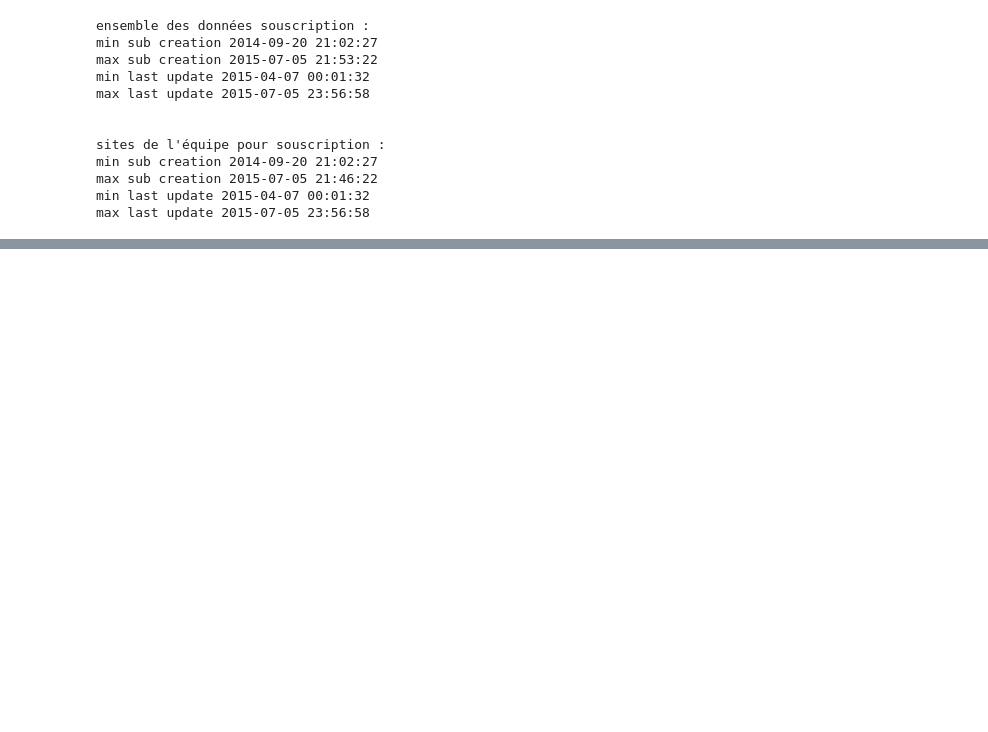
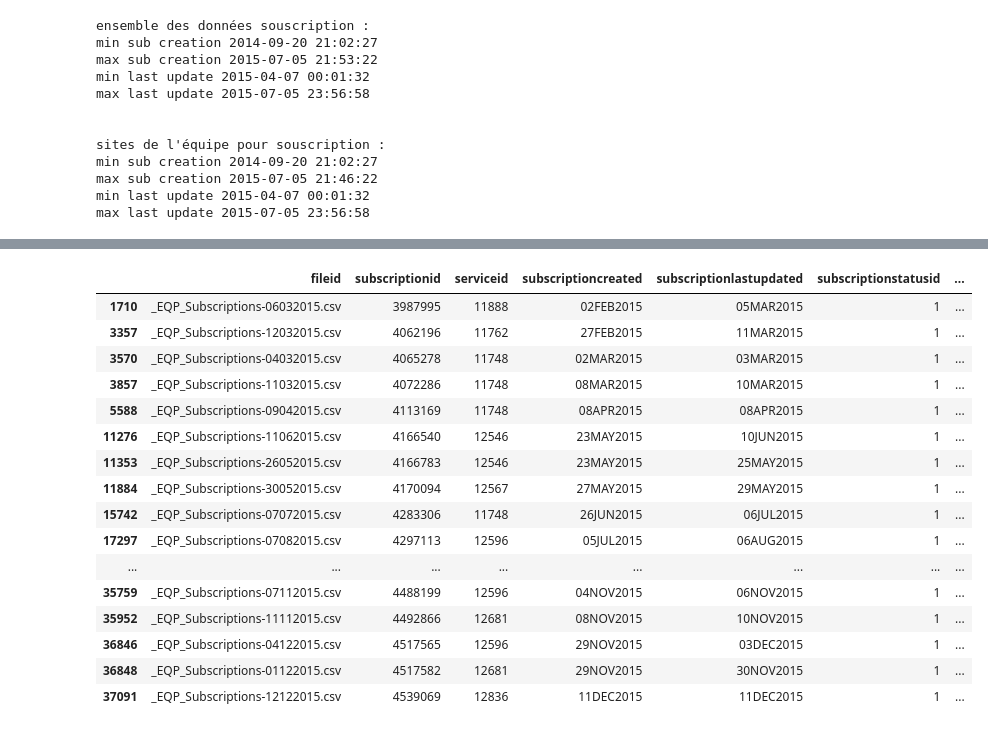
Before and after one commit to amauryfournier/L_Equipe, a Jupyter notebook: L_Equipe_nettoyage_data.ipynb, the cells around one changed output, grey strips where cells are left out. Drawn from its saved outputs; the diff is of its cells as text; code cells hidden in the pictures; blank space fills up the shorter version.

```diff
--- a/L_Equipe_nettoyage_data.ipynb
+++ b/L_Equipe_nettoyage_data.ipynb
@@ -1201,0 +1248,22 @@ max last update 2015-07-05 23:56:58
+# %%
+dftest = dftest.drop_duplicates(['subscriptionid'])
+# %%
+dftest.loc[((dftest.subscriptionstatusid ==1) & (dftest.type_promo == 'Avec Promo'))]
+# %% [output]
+|  | fileid | subscriptionid | serviceid | subscriptioncreated | subscriptionlastupdated | subscriptionstatusid | ... |
+| 1710 | _EQP_Subscriptions-06032015.csv | 3987995 | 11888 | 02FEB2015 | 05MAR2015 | 1 | ... |
+| 3357 | _EQP_Subscriptions-12032015.csv | 4062196 | 11762 | 27FEB2015 | 11MAR2015 | 1 | ... |
+| 3570 | _EQP_Subscriptions-04032015.csv | 4065278 | 11748 | 02MAR2015 | 03MAR2015 | 1 | ... |
+| 3857 | _EQP_Subscriptions-11032015.csv | 4072286 | 11748 | 08MAR2015 | 10MAR2015 | 1 | ... |
+| 5588 | _EQP_Subscriptions-09042015.csv | 4113169 | 11748 | 08APR2015 | 08APR2015 | 1 | ... |
+| 11276 | _EQP_Subscriptions-11062015.csv | 4166540 | 12546 | 23MAY2015 | 10JUN2015 | 1 | ... |
+| 11353 | _EQP_Subscriptions-26052015.csv | 4166783 | 12546 | 23MAY2015 | 25MAY2015 | 1 | ... |
+| 11884 | _EQP_Subscriptions-30052015.csv | 4170094 | 12567 | 27MAY2015 | 29MAY2015 | 1 | ... |
+| 15742 | _EQP_Subscriptions-07072015.csv | 4283306 | 11748 | 26JUN2015 | 06JUL2015 | 1 | ... |
+| 17297 | _EQP_Subscriptions-07082015.csv | 4297113 | 12596 | 05JUL2015 | 06AUG2015 | 1 | ... |
+| ... | ... | ... | ... | ... | ... | ... | ... |
+| 35759 | _EQP_Subscriptions-07112015.csv | 4488199 | 12596 | 04NOV2015 | 06NOV2015 | 1 | ... |
+| 35952 | _EQP_Subscriptions-11112015.csv | 4492866 | 12681 | 08NOV2015 | 10NOV2015 | 1 | ... |
+| 36846 | _EQP_Subscriptions-04122015.csv | 4517565 | 12596 | 29NOV2015 | 03DEC2015 | 1 | ... |
+| 36848 | _EQP_Subscriptions-01122015.csv | 4517582 | 12681 | 29NOV2015 | 30NOV2015 | 1 | ... |
+| 37091 | _EQP_Subscriptions-12122015.csv | 4539069 | 12836 | 11DEC2015 | 11DEC2015 | 1 | ... |
```
Also changed, not shown: parts of 14 cells of this notebook, 10 other files.
